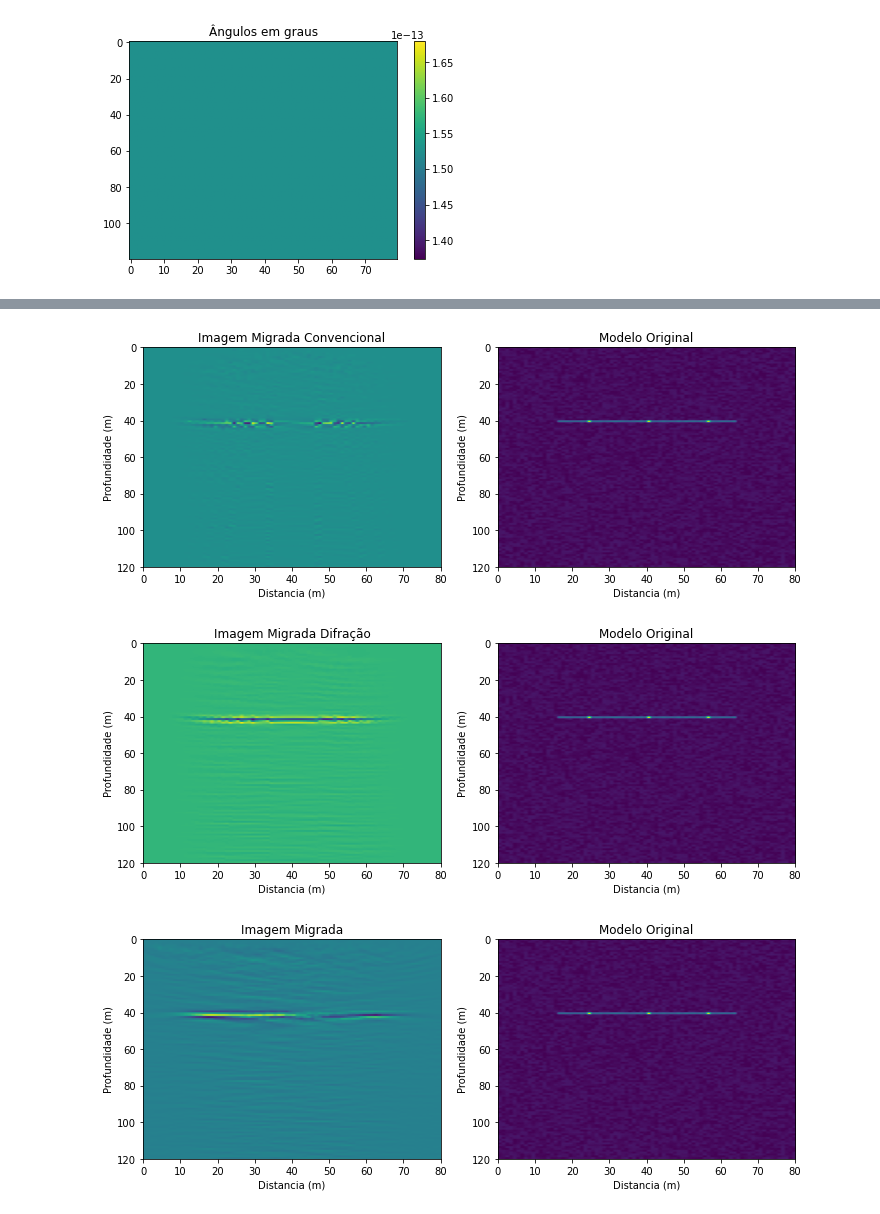
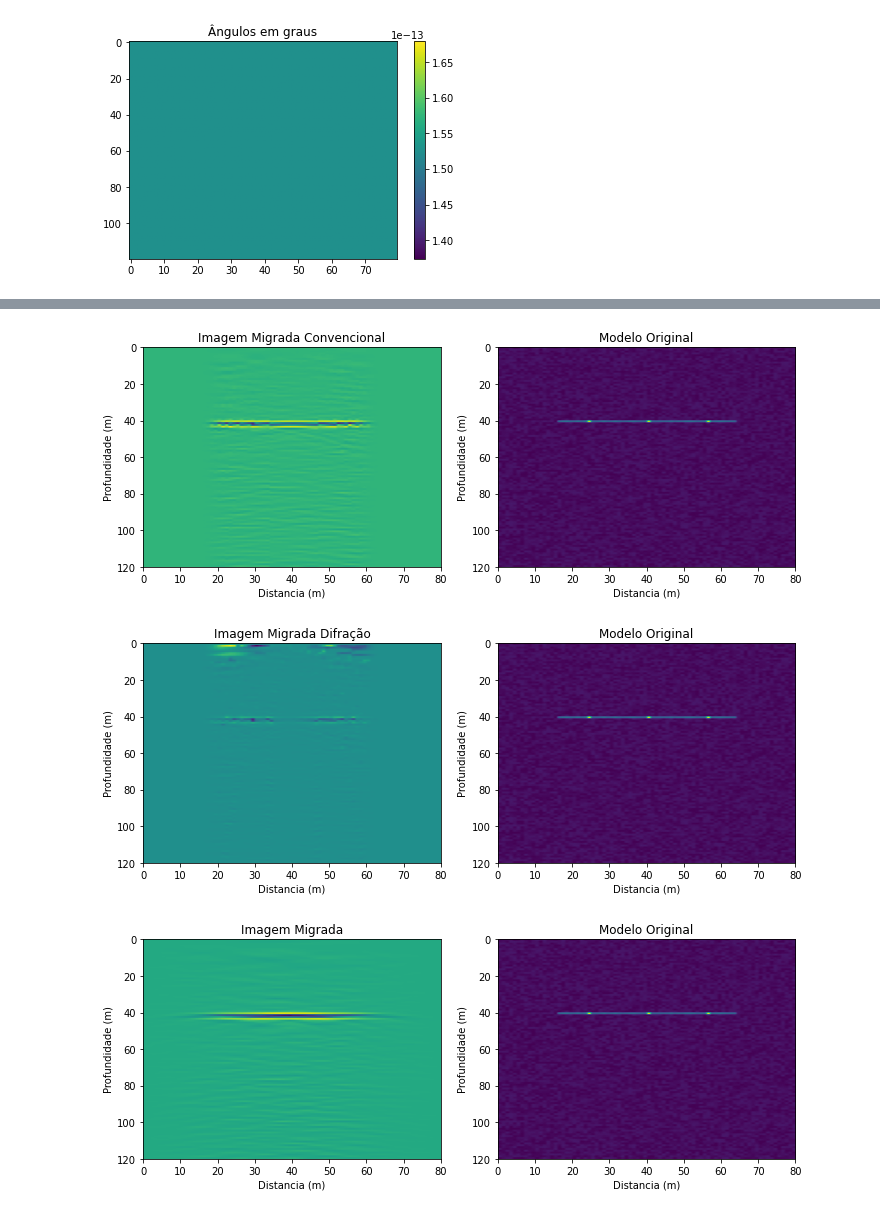
Before and after one commit to GuilhermeZakarewicz/DiffraPy, a Jupyter notebook: Funcao_Peso_Barra.ipynb, the cells around one changed output, grey strips where cells are left out. Drawn from its saved outputs; the diff is of its cells as text; code cells hidden in the pictures.

```diff
--- a/Funcao_Peso_Barra.ipynb
+++ b/Funcao_Peso_Barra.ipynb
@@ -7,9 +7,9 @@ import SlantStack
 Imported MigPreFuncoes now
 Imported SlantStack now
 # %%
-dx=dz=1
+dx=dz=0.25
 nt=nz=120
-ntr=nx=80
+ntr=nx=240
 dz=1
 c=250
 dt=1
@@ -206,8 +206,8 @@ plt.show()
 # %% [output]
 [figure]
 # %%
-X = np.cos(m_theta)
-Y = np.sin(m_theta)
+X = np.sin(m_theta)
+Y = np.cos(m_theta)
 
 from mpl_toolkits.axes_grid1 import make_axes_locatable
 
@@ -239,27 +239,27 @@ plt.show()
 # %%
 win=10*dt
 dwin=dt
 
-app=15
+app=5
 
 mig_winapp = MigPreFuncoes.migvsp_winapp(gather1,isx,dx,dz,dt,win,dwin,app,TTh,X,Y)
 
 fig, (ax1, ax2) = plt.subplots(1,2,figsize=(10,4))
 
 ax1.imshow(mig_winapp, aspect="auto",extent=[0,dx*nx,dz*nz,0])
 ax1.set_title("Imagem Migrada Convencional")
 ax1.set_xlabel("Distancia (m)")
 ax1.set_ylabel("Profundidade (m)")
 
 ax2.imshow(R, aspect="auto",extent=[0,dx*nx,dz*nz,0])
 ax2.set_title("Modelo Original")
 ax2.set_xlabel("Distancia (m)")
 ax2.set_ylabel("Profundidade (m)")
 
 plt.tight_layout()
 plt.show()
 # %% [output]
-[figure, old version]
+[figure, new version]
 # %%
 mig_diff = MigPreFuncoes.migvsp_winapp_diff(gather1,isx,dx,dz,dt,win,dwin,app,TTh,X,Y)
 
@@ -278,7 +278,7 @@ ax2.set_ylabel("Profundidade (m)")
 plt.tight_layout()
 plt.show()
 # %% [output]
-[figure, old version]
+[figure, new version]
 # %%
 #Stack
 # %%
@@ -299,7 +299,7 @@ ax2.set_ylabel("Profundidade (m)")
 plt.tight_layout()
 plt.show()
 # %% [output]
-[figure, old version]
+[figure, new version]
 # %%
 mig_stack_diff = MigPreFuncoes.migstack_winapp_diff(files,isx,dx,dz,dt,win,dwin,app,TTh,X,Y)
 
```
Also changed, not shown: parts of 5 cells of this notebook, 2 other files.
